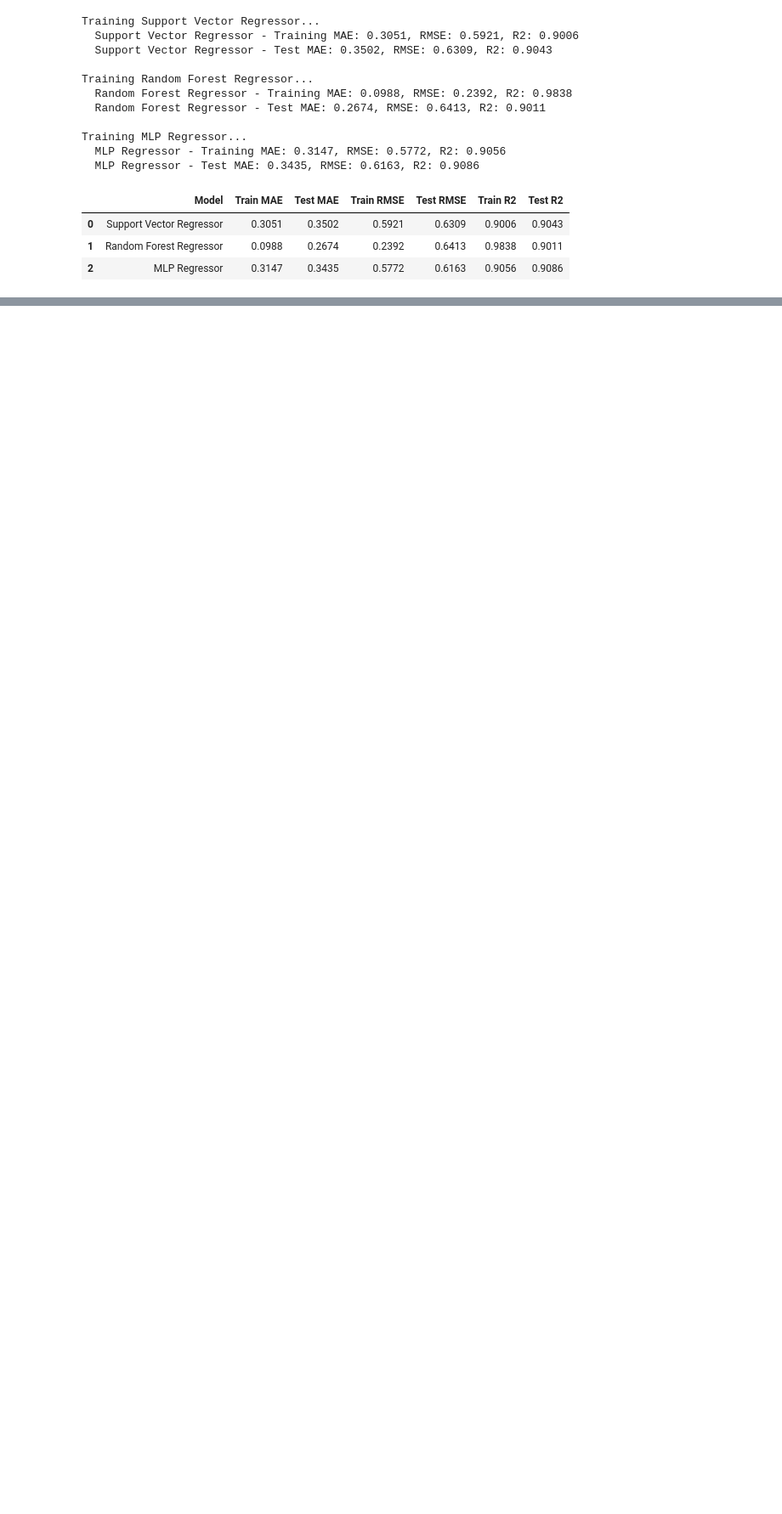
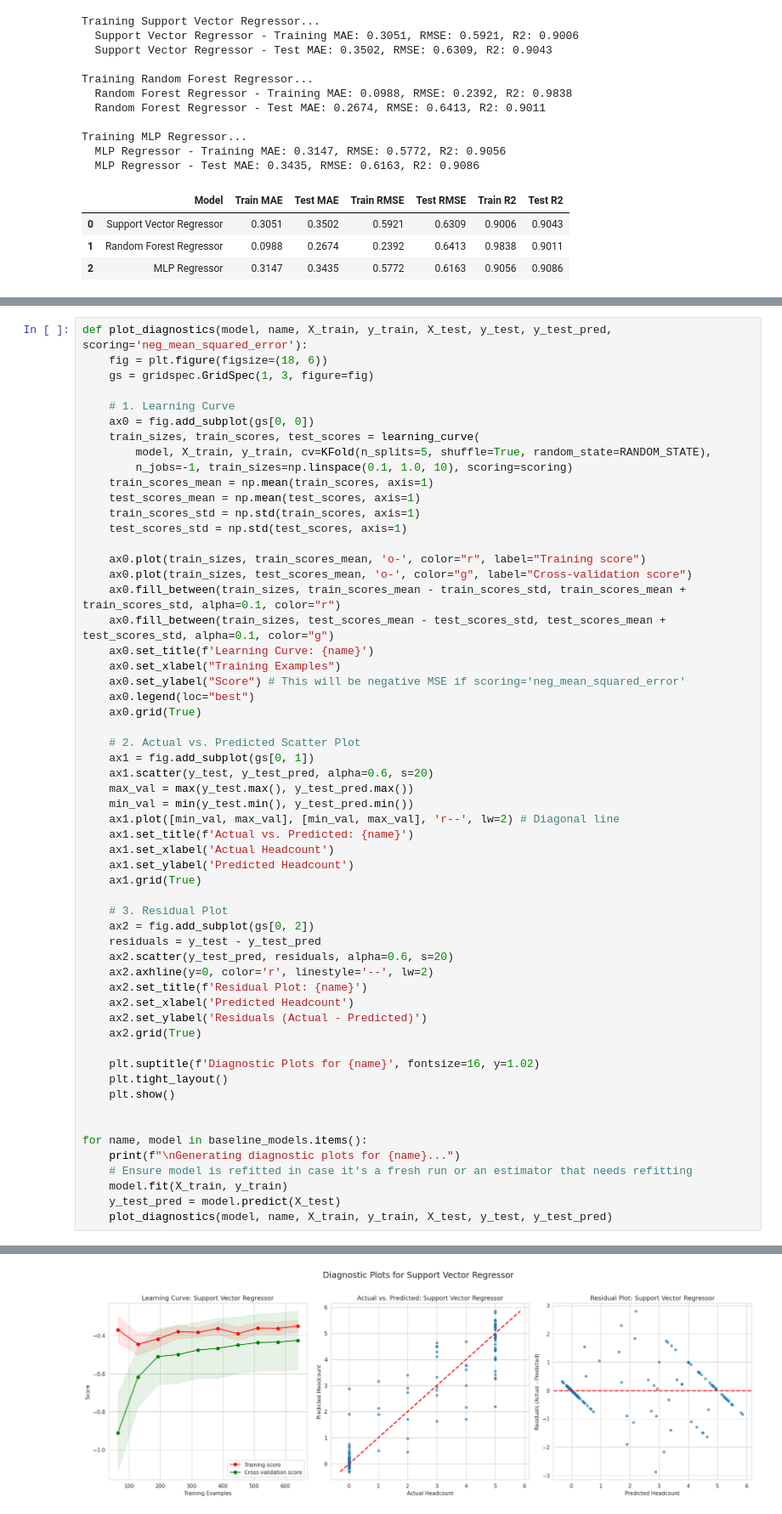
Before and after one commit to MIL-Project2/DR-DT, a Jupyter notebook: Occupancy_Prediction.ipynb, the cells around one changed output, grey strips where cells are left out. Shown at 85% size. Drawn from its saved outputs; the diff is of its cells as text; blank space fills up the shorter version.

```diff
--- a/Occupancy_Prediction.ipynb
+++ b/Occupancy_Prediction.ipynb
@@ -553,0 +566,58 @@ plt.show()
+# %%
+def plot_diagnostics(model, name, X_train, y_train, X_test, y_test, y_test_pred, scoring='neg_mean_squared_error'):
+    fig = plt.figure(figsize=(18, 6))
+    gs = gridspec.GridSpec(1, 3, figure=fig)
+
+    # 1. Learning Curve
+    ax0 = fig.add_subplot(gs[0, 0])
+    train_sizes, train_scores, test_scores = learning_curve(
+        model, X_train, y_train, cv=KFold(n_splits=5, shuffle=True, random_state=RANDOM_STATE),
+        n_jobs=-1, train_sizes=np.linspace(0.1, 1.0, 10), scoring=scoring)
+    train_scores_mean = np.mean(train_scores, axis=1)
+    test_scores_mean = np.mean(test_scores, axis=1)
+    train_scores_std = np.std(train_scores, axis=1)
+    test_scores_std = np.std(test_scores, axis=1)
+
+    ax0.plot(train_sizes, train_scores_mean, 'o-', color="r", label="Training score")
+    ax0.plot(train_sizes, test_scores_mean, 'o-', color="g", label="Cross-validation score")
+    ax0.fill_between(train_sizes, train_scores_mean - train_scores_std, train_scores_mean + train_scores_std, alpha=0.1, color="r")
+    ax0.fill_between(train_sizes, test_scores_mean - test_scores_std, test_scores_mean + test_scores_std, alpha=0.1, color="g")
+    ax0.set_title(f'Learning Curve: {name}')
+    ax0.set_xlabel("Training Examples")
+    ax0.set_ylabel("Score") # This will be negative MSE if scoring='neg_mean_squared_error'
+    ax0.legend(loc="best")
+    ax0.grid(True)
+
+    # 2. Actual vs. Predicted Scatter Plot
+    ax1 = fig.add_subplot(gs[0, 1])
+    ax1.scatter(y_test, y_test_pred, alpha=0.6, s=20)
+    max_val = max(y_test.max(), y_test_pred.max())
+    min_val = min(y_test.min(), y_test_pred.min())
+    ax1.plot([min_val, max_val], [min_val, max_val], 'r--', lw=2) # Diagonal line
+    ax1.set_title(f'Actual vs. Predicted: {name}')
+    ax1.set_xlabel('Actual Headcount')
+    ax1.set_ylabel('Predicted Headcount')
+    ax1.grid(True)
+
+    # 3. Residual Plot
+    ax2 = fig.add_subplot(gs[0, 2])
+    residuals = y_test - y_test_pred
+    ax2.scatter(y_test_pred, residuals, alpha=0.6, s=20)
+    ax2.axhline(y=0, color='r', linestyle='--', lw=2)
+    ax2.set_title(f'Residual Plot: {name}')
+    ax2.set_xlabel('Predicted Headcount')
+    ax2.set_ylabel('Residuals (Actual - Predicted)')
+    ax2.grid(True)
+
+    plt.suptitle(f'Diagnostic Plots for {name}', fontsize=16, y=1.02)
+    plt.tight_layout()
+    plt.show()
+
+
+for name, model in baseline_models.items():
+    print(f"\nGenerating diagnostic plots for {name}...")
+    # Ensure model is refitted in case it's a fresh run or an estimator that needs refitting
+    model.fit(X_train, y_train)
+    y_test_pred = model.predict(X_test)
+    plot_diagnostics(model, name, X_train, y_train, X_test, y_test, y_test_pred)
+# %% [output]
@@ -553,0 +625 @@ plt.show()
+[figure, added]
```
Also changed, not shown: parts of 4 cells of this notebook.
